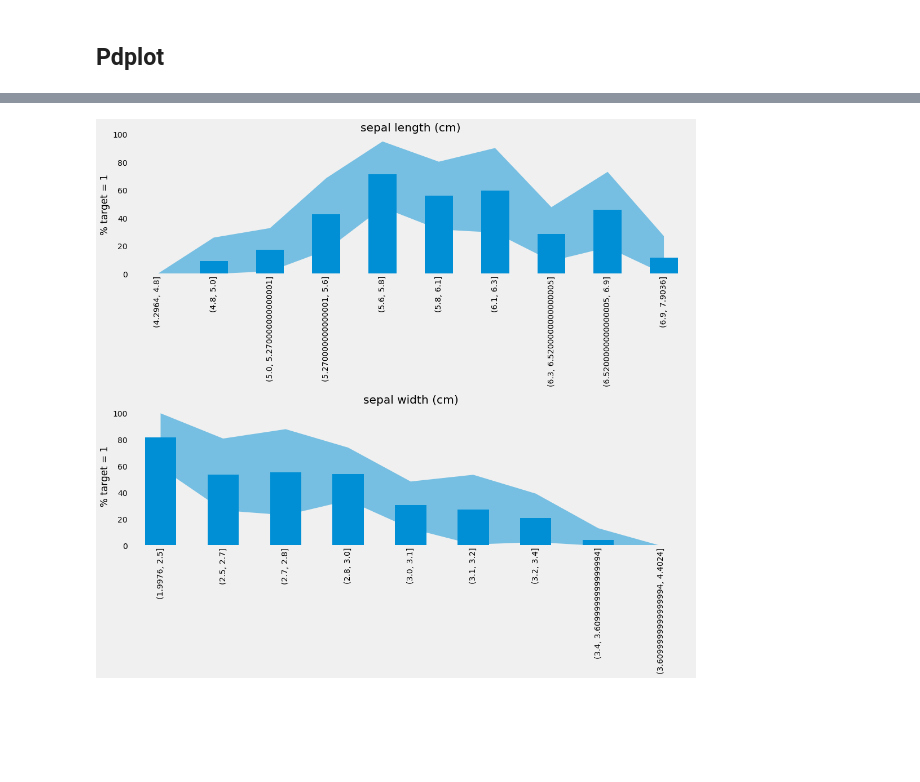
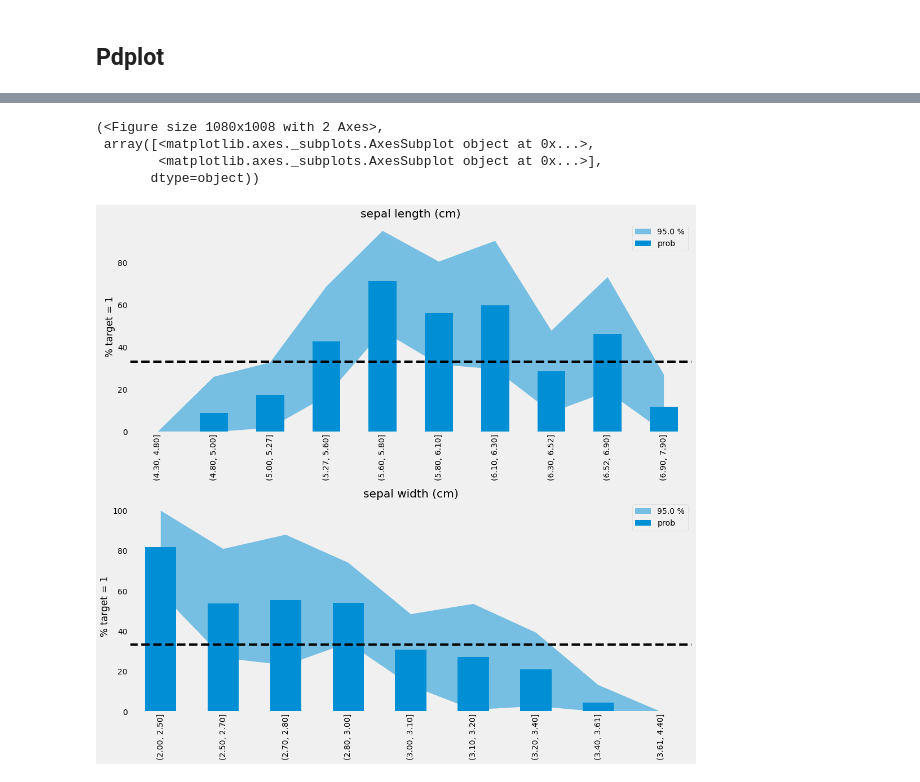
Before and after one commit to SpikeLab-CL/SpikePy, a Jupyter notebook: Notebooks/plots_helpers.ipynb, the cells around one changed output, grey strips where cells are left out. Saved outputs shown, nothing was run; the diff lists cells and outputs as text; code cells hidden in the pictures; blank space fills up the shorter version.

```diff
--- a/Notebooks/plots_helpers.ipynb
+++ b/Notebooks/plots_helpers.ipynb
@@ -77,10 +77,14 @@ sp.compare_categorical_dists(df1, df2, ['group_sepal', 'group_petal'],
 # %%
 #Numerical variables
 sp.pdplot(df, ['sepal length (cm)', 'sepal width (cm)'], 'target', numeric=True,
-         nbins=10)
+         nbins=10, confidence_q=.95)
 # %% [output]
 [interactive output not drawn]
+(<Figure size 1080x1008 with 2 Axes>,
+ array([<matplotlib.axes._subplots.AxesSubplot object at 0x...>,
+        <matplotlib.axes._subplots.AxesSubplot object at 0x...>],
+       dtype=object))
-[figure, old version]
+[figure, new version]
 # %%
 #Categorical variables
 sp.pdplot(df, ['group_sepal', 'group_petal'], 'target', numeric=False)
```
Also changed, not shown: parts of 1 cell of this notebook, 2 other files.
